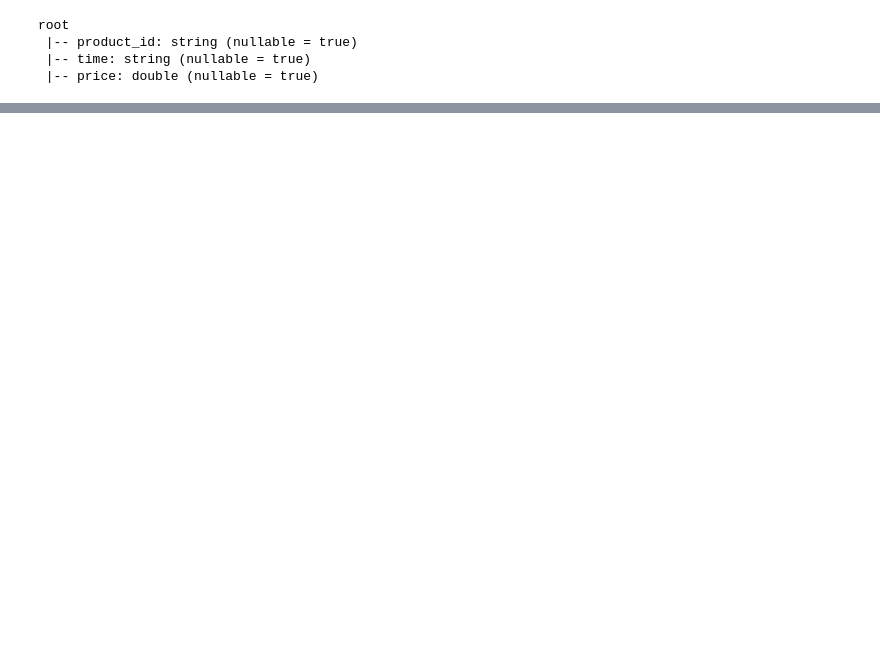
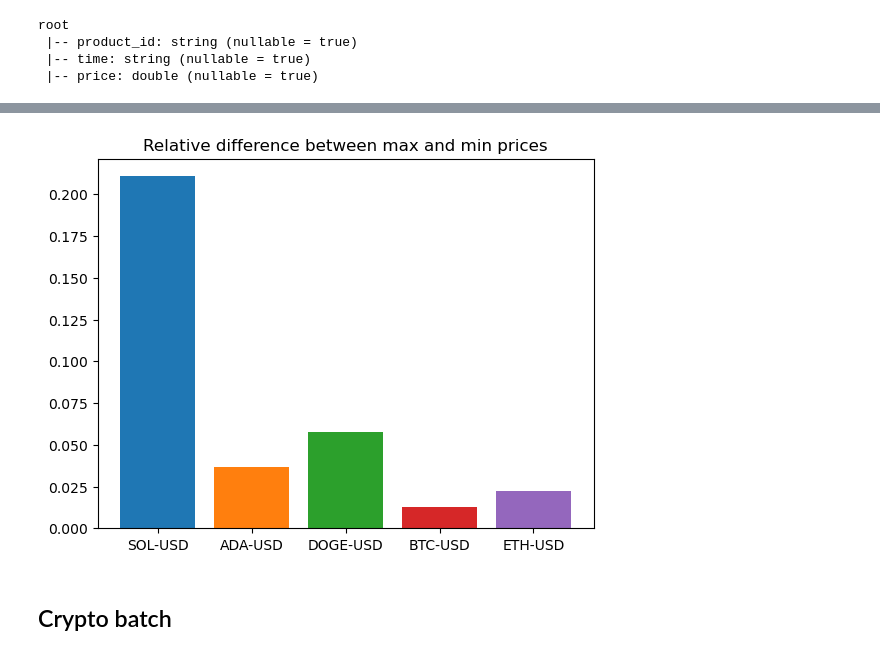
Before and after one commit to marneusz/BigDataAnalytics, a Jupyter notebook: 3_machine_learning/EDA.ipynb, the cells around one changed output, grey strips where cells are left out. Drawn from its saved outputs; the diff is of its cells as text; code cells hidden in the pictures; blank space fills up the shorter version.

```diff
--- a/3_machine_learning/EDA.ipynb
+++ b/3_machine_learning/EDA.ipynb
@@ -331,0 +314,10 @@ plt.show()
+# %%
+fig, ax = plt.subplots()
+for line in plot_data:
+    plt.bar(line["product_id"], (max(line["price"]) - min(line["price"])) / min(line["price"]))
+plt.title("Relative difference between max and min prices")
+plt.show()
+# %% [output]
+[figure, added]
+# %% [markdown]
+## Crypto batch
```
Also changed, not shown: parts of 12 cells of this notebook, 2 other files.
